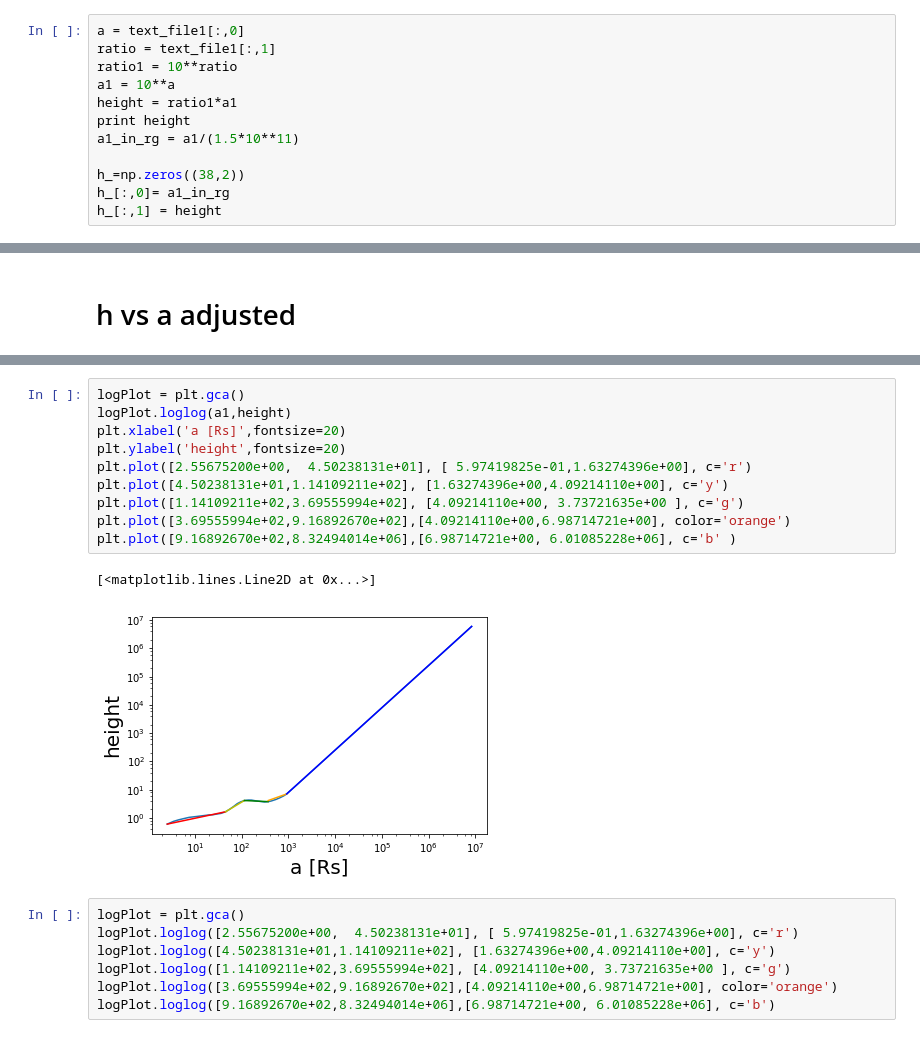
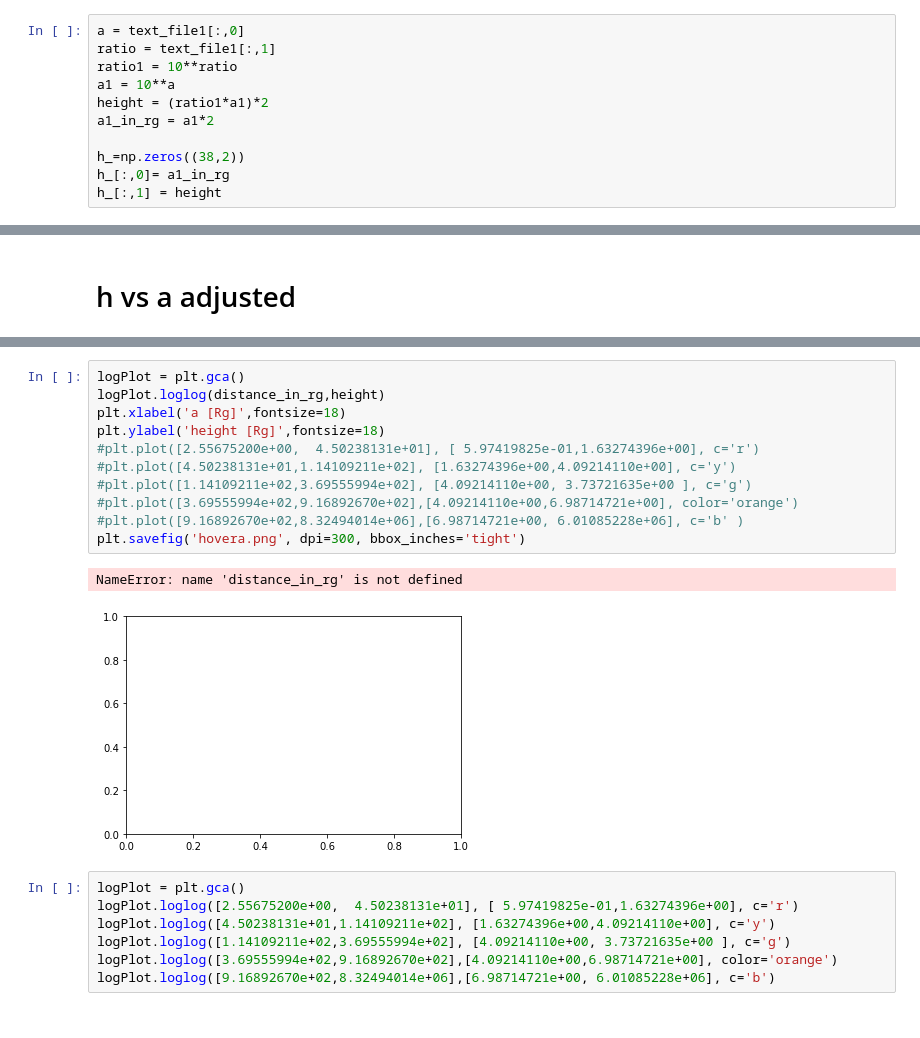
Before and after one commit to gfabj/Summer_Research_Project, a Jupyter notebook: SG_Model.ipynb, the cells around one changed output, grey strips where cells are left out. Cells and saved outputs as stored; diff of their text form.

```diff
--- a/SG_Model.ipynb
+++ b/SG_Model.ipynb
@@ -46,9 +46,8 @@ a = text_file1[:,0]
 ratio = text_file1[:,1]
 ratio1 = 10**ratio
 a1 = 10**a
-height = ratio1*a1
-print height
-a1_in_rg = a1/(1.5*10**11)
+height = (ratio1*a1)*2
+a1_in_rg = a1*2
 
 h_=np.zeros((38,2))
 h_[:,0]= a1_in_rg
@@ -82,16 +57,17 @@ print a1
 # %%
 logPlot = plt.gca()
-logPlot.loglog(a1,height)
-plt.xlabel('a [Rs]',fontsize=20)
-plt.ylabel('height',fontsize=20)
-plt.plot([2.55675200e+00,  4.50238131e+01], [ 5.97419825e-01,1.63274396e+00], c='r')
-plt.plot([4.50238131e+01,1.14109211e+02], [1.63274396e+00,4.09214110e+00], c='y')
-plt.plot([1.14109211e+02,3.69555994e+02], [4.09214110e+00, 3.73721635e+00 ], c='g')
-plt.plot([3.69555994e+02,9.16892670e+02],[4.09214110e+00,6.98714721e+00], color='orange')
-plt.plot([9.16892670e+02,8.32494014e+06],[6.98714721e+00, 6.01085228e+06], c='b' )
+logPlot.loglog(distance_in_rg,height)
+plt.xlabel('a [Rg]',fontsize=18)
+plt.ylabel('height [Rg]',fontsize=18)
+#plt.plot([2.55675200e+00,  4.50238131e+01], [ 5.97419825e-01,1.63274396e+00], c='r')
+#plt.plot([4.50238131e+01,1.14109211e+02], [1.63274396e+00,4.09214110e+00], c='y')
+#plt.plot([1.14109211e+02,3.69555994e+02], [4.09214110e+00, 3.73721635e+00 ], c='g')
+#plt.plot([3.69555994e+02,9.16892670e+02],[4.09214110e+00,6.98714721e+00], color='orange')
+#plt.plot([9.16892670e+02,8.32494014e+06],[6.98714721e+00, 6.01085228e+06], c='b' )
+plt.savefig('hovera.png', dpi=300, bbox_inches='tight')
 # %% [output]
-[<matplotlib.lines.Line2D at 0x...>]
+NameError: name 'distance_in_rg' is not defined
-[figure, old version]
+[figure, new version]
 # %%
 logPlot = plt.gca()
 logPlot.loglog([2.55675200e+00,  4.50238131e+01], [ 5.97419825e-01,1.63274396e+00], c='r')
```
Also changed, not shown: parts of 17 cells of this notebook, 4 other files.
